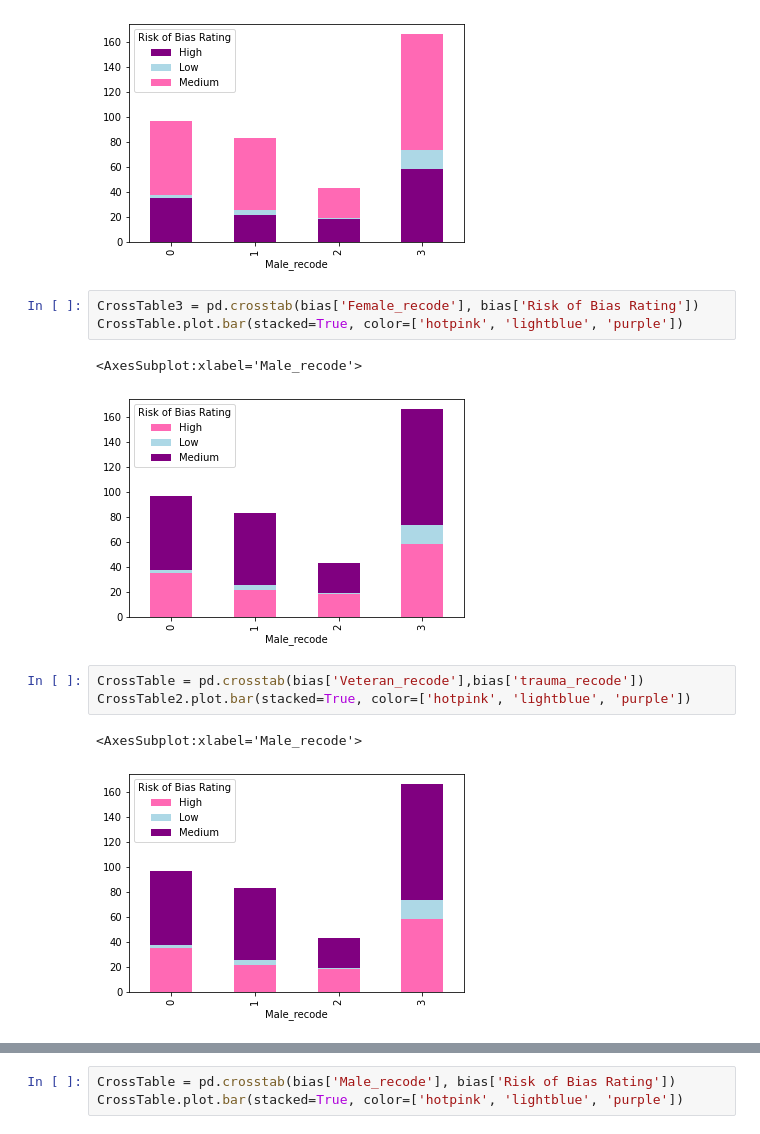
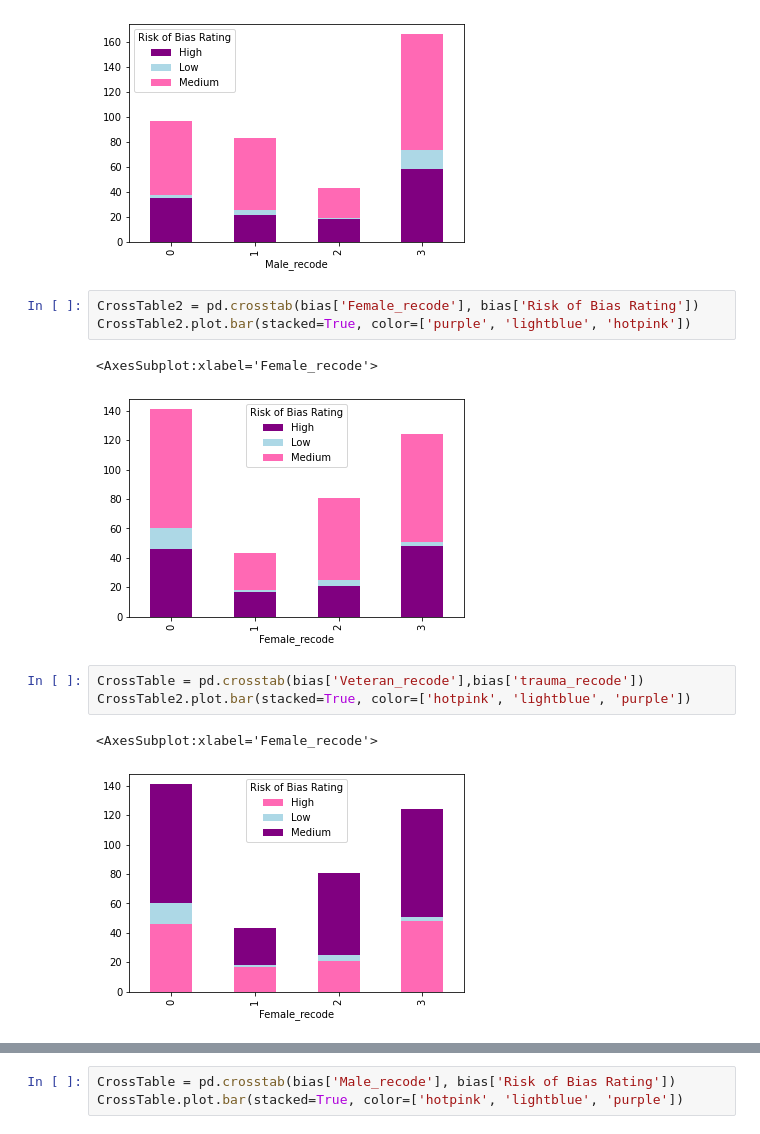
Before and after one commit to Eleanya716/final-project, a Jupyter notebook: risk of bias 2.ipynb, the cells around one changed output, grey strips where cells are left out. Cells and saved outputs as stored; diff of their text form.

```diff
--- a/risk of bias 2.ipynb
+++ b/risk of bias 2.ipynb
@@ -529,16 +498,16 @@ CrossTable2.plot.bar(stacked=True, color=['purple', 'lightblue', 'hotpink'])
 <AxesSubplot:xlabel='Male_recode'>
 [figure]
 # %%
-CrossTable3 = pd.crosstab(bias['Female_recode'], bias['Risk of Bias Rating'])
-CrossTable.plot.bar(stacked=True, color=['hotpink', 'lightblue', 'purple'])
+CrossTable2 = pd.crosstab(bias['Female_recode'], bias['Risk of Bias Rating'])
+CrossTable2.plot.bar(stacked=True, color=['purple', 'lightblue', 'hotpink'])
 # %% [output]
-<AxesSubplot:xlabel='Male_recode'>
+<AxesSubplot:xlabel='Female_recode'>
-[figure, old version]
+[figure, new version]
 # %%
 CrossTable = pd.crosstab(bias['Veteran_recode'],bias['trauma_recode'])
 CrossTable2.plot.bar(stacked=True, color=['hotpink', 'lightblue', 'purple'])
 # %% [output]
-<AxesSubplot:xlabel='Male_recode'>
+<AxesSubplot:xlabel='Female_recode'>
-[figure, old version]
+[figure, new version]
 # %%
 CrossTable1 = pd.crosstab(bias['Female_recode'], bias['Male_recode'])
```
Also changed, not shown: parts of 67 cells of this notebook.
